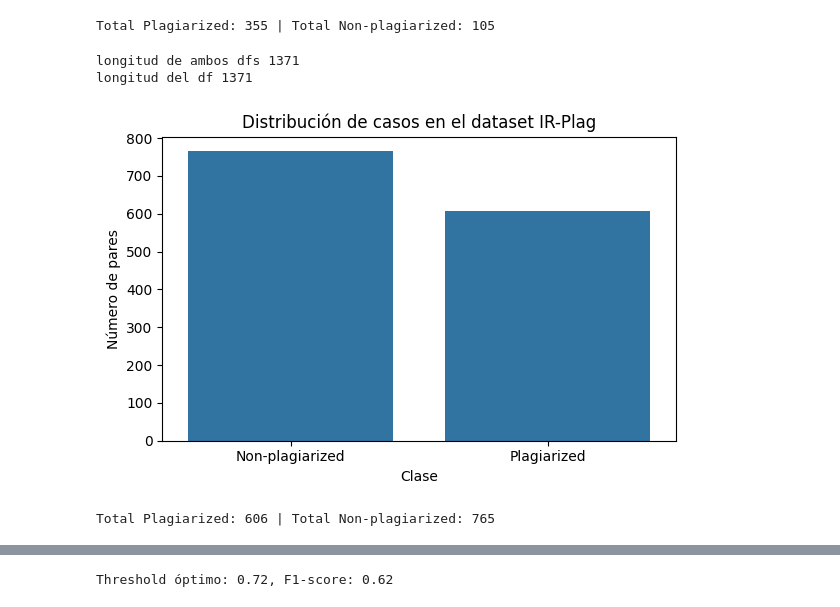
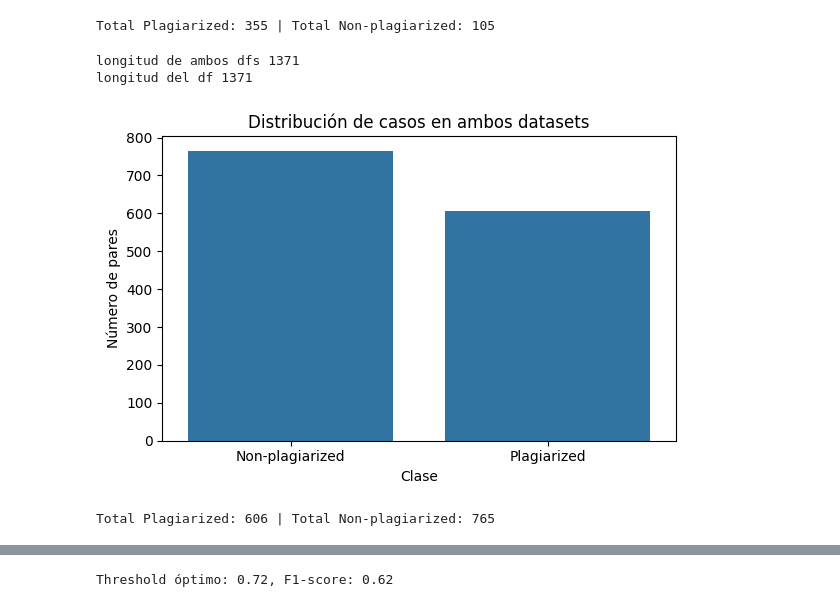
Before and after one commit to ElGonan/tc3002b-reto, a Jupyter notebook: src/project.ipynb, the cells around one changed output, grey strips where cells are left out. Cells and saved outputs as stored; diff of their text form; code cells hidden in the pictures.

```diff
--- a/src/project.ipynb
+++ b/src/project.ipynb
@@ -205,28 +205,28 @@ Total Plagiarized: 355 | Total Non-plagiarized: 105
 # %%
 print(f'longitud de ambos dfs {len(irPlagCodes) + len(conPlagCodes)}')
 df_combined = pd.concat([irPlagCodes, conPlagCodes], ignore_index=True)
 print(f'longitud del df {len(df_combined)}')
 plt.figure(figsize=(6, 4))
 sns.countplot(data=df_combined, x='verdict')
-plt.title('Distribución de casos en el dataset IR-Plag')
+plt.title('Distribución de casos en ambos datasets')
 plt.xlabel('Clase')
 plt.ylabel('Número de pares')
 plt.xticks([1, 0], ['Plagiarized', 'Non-plagiarized'])
 plt.tight_layout()
 plt.show()
 counts = df_combined['verdict'].value_counts()
 total_plag = counts.get(1, 0)
 total_non_plag = counts.get(0, 0)
 print(f"Total Plagiarized: {total_plag} | Total Non-plagiarized: {total_non_plag}")
 
 
 
 # Ahora cambiemos el nombre de variables para que todo use el dataset combinado
 conPlagCodes = df_combined
 # %% [output]
 longitud de ambos dfs 1371
 longitud del df 1371
-[figure, old version]
+[figure, new version]
 Total Plagiarized: 606 | Total Non-plagiarized: 765
 # %%
 # Configuración del Tokenizador
```
Also changed, not shown: parts of 2 cells of this notebook.
